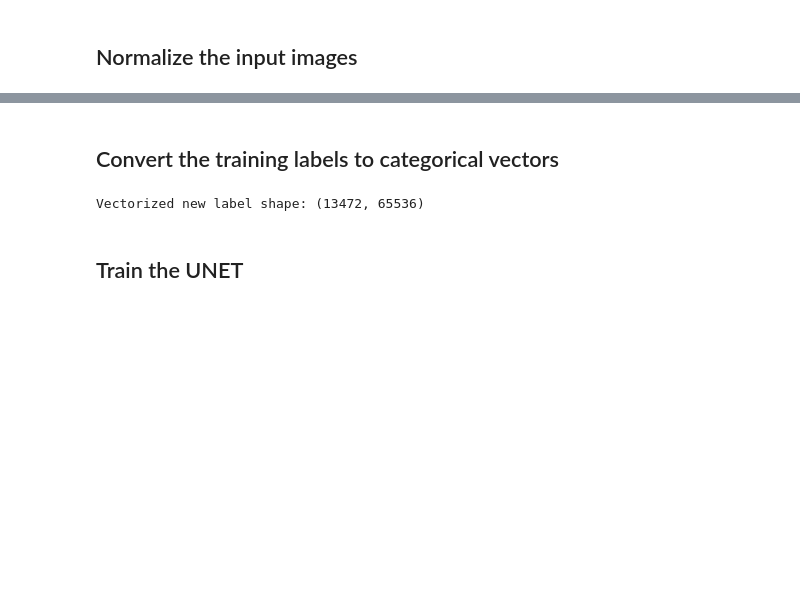
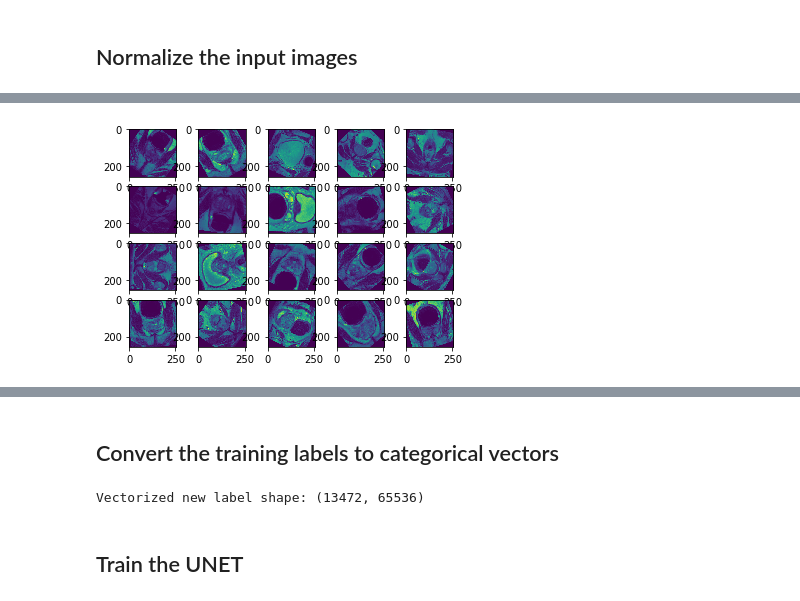
Before and after one commit to MachineLearning4HealthcareHomework/HW3, a Jupyter notebook: Final_codes_results/Train_Evaluate_Unet.ipynb, the cells around one changed output, grey strips where cells are left out. Saved outputs shown, nothing was run; the diff lists cells and outputs as text; code cells hidden in the pictures; blank space fills up the shorter version.

```diff
--- a/Final_codes_results/Train_Evaluate_Unet.ipynb
+++ b/Final_codes_results/Train_Evaluate_Unet.ipynb
@@ -82,0 +97,6 @@ Normalized input image shape: (13472, 256, 256, 1)
+# %%
+for i in range(20):
+    plt.subplot(4,5,i+1)
+    plt.imshow(train_images[i,:,:,0])
+# %% [output]
+[figure, added]
```
Also changed, not shown: parts of 13 cells of this notebook.
